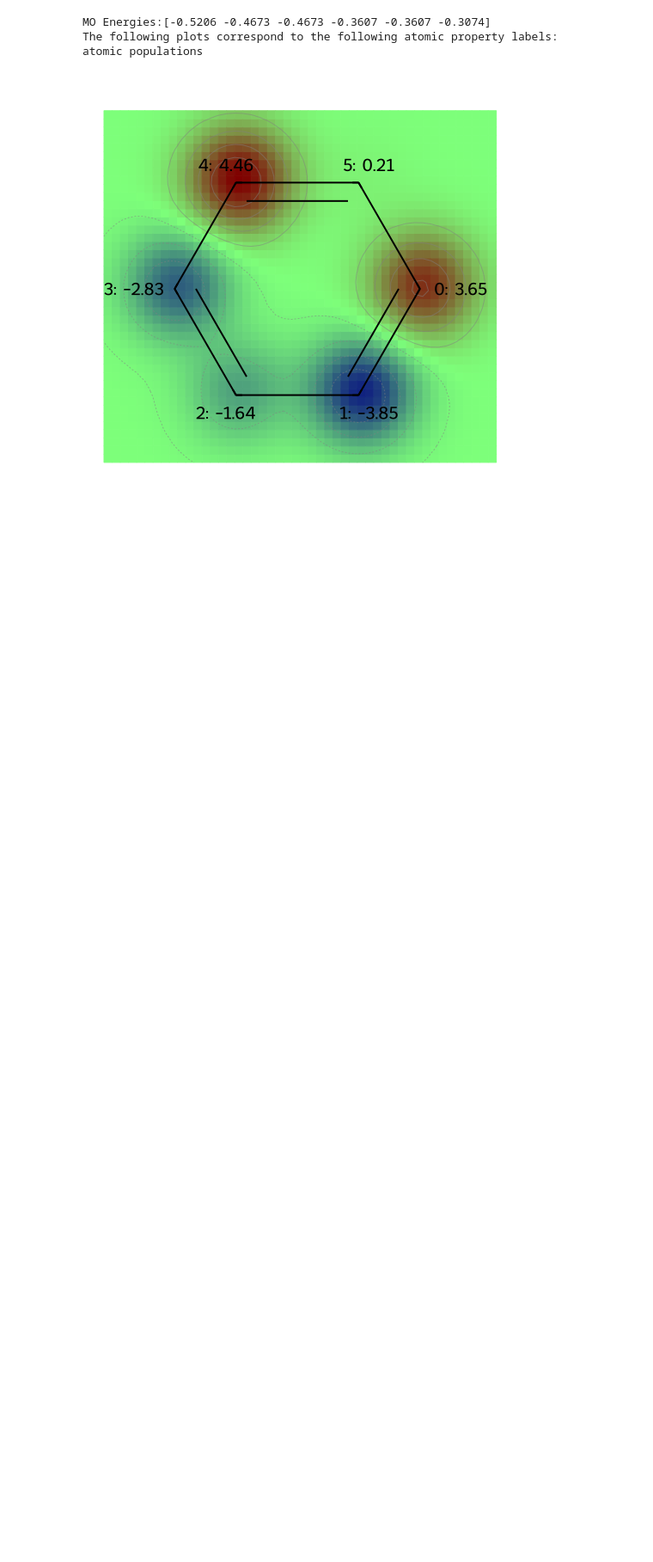
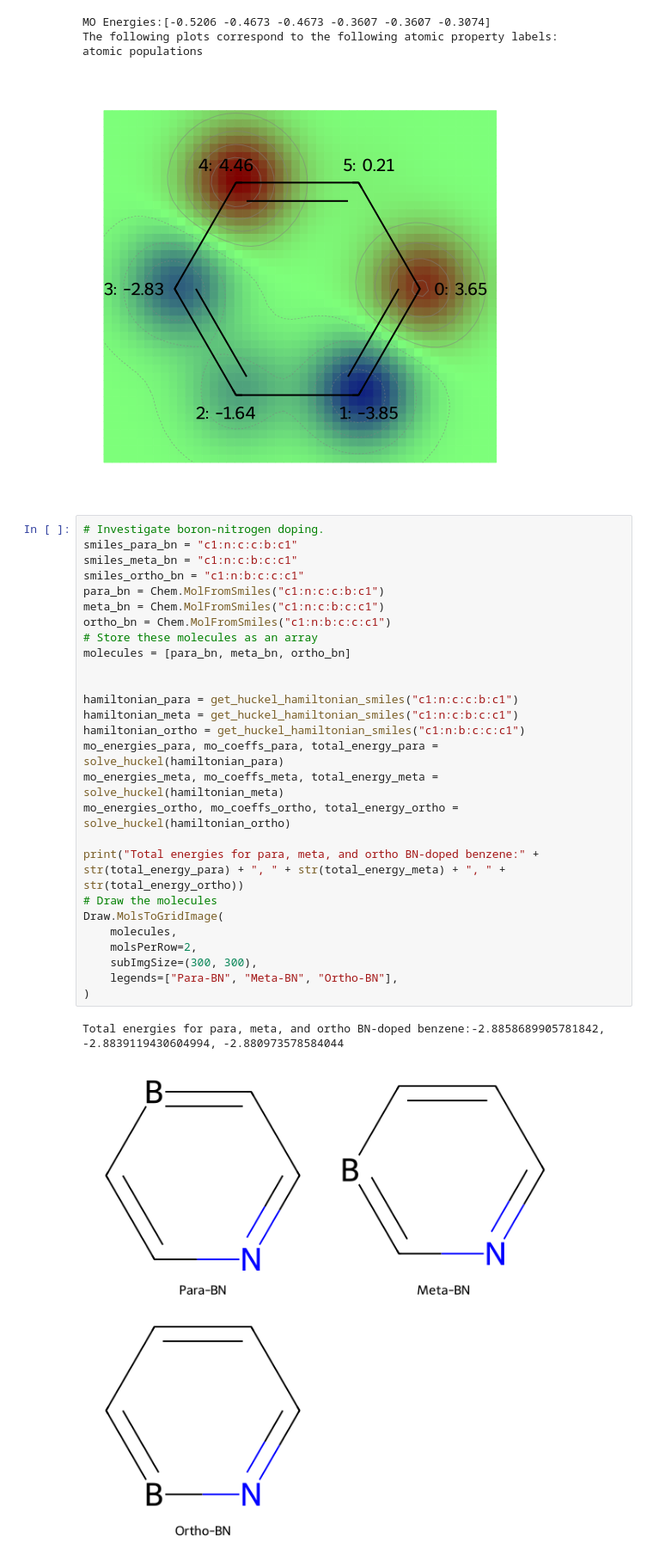
Before and after one commit to ameliezahoruk/IntroQM, a Jupyter notebook: book/problems/huckel_theory_demo.ipynb, the cells around one changed output. Shown at 86% size. Cells and saved outputs as stored; diff of their text form; blank space fills up the shorter version.

```diff
--- a/book/problems/huckel_theory_demo.ipynb
+++ b/book/problems/huckel_theory_demo.ipynb
@@ -1328,3 +1328,33 @@ MO Energies:[-0.5206 -0.4673 -0.4673 -0.3607 -0.3607 -0.3074]
 The following plots correspond to the following atomic property labels:
 atomic populations
 [figure]
+# %%
+# Investigate boron-nitrogen doping.
+smiles_para_bn = "c1:n:c:c:b:c1"
+smiles_meta_bn = "c1:n:c:b:c:c1"
+smiles_ortho_bn = "c1:n:b:c:c:c1"
+para_bn = Chem.MolFromSmiles("c1:n:c:c:b:c1")
+meta_bn = Chem.MolFromSmiles("c1:n:c:b:c:c1")
+ortho_bn = Chem.MolFromSmiles("c1:n:b:c:c:c1")
+# Store these molecules as an array
+molecules = [para_bn, meta_bn, ortho_bn]
+
+
+hamiltonian_para = get_huckel_hamiltonian_smiles("c1:n:c:c:b:c1")
+hamiltonian_meta = get_huckel_hamiltonian_smiles("c1:n:c:b:c:c1")
+hamiltonian_ortho = get_huckel_hamiltonian_smiles("c1:n:b:c:c:c1")
+mo_energies_para, mo_coeffs_para, total_energy_para = solve_huckel(hamiltonian_para)
+mo_energies_meta, mo_coeffs_meta, total_energy_meta = solve_huckel(hamiltonian_meta)
+mo_energies_ortho, mo_coeffs_ortho, total_energy_ortho = solve_huckel(hamiltonian_ortho)
+
+print("Total energies for para, meta, and ortho BN-doped benzene:" + str(total_energy_para) + ", " + str(total_energy_meta) + ", " + str(total_energy_ortho))
+# Draw the molecules
+Draw.MolsToGridImage(
+    molecules,
+    molsPerRow=2,
+    subImgSize=(300, 300),
+    legends=["Para-BN", "Meta-BN", "Ortho-BN"],
+)
+# %% [output]
+Total energies for para, meta, and ortho BN-doped benzene:-2.8858689905781842, -2.8839119430604994, -2.880973578584044
+[figure, added]
```
Also changed, not shown: parts of 3 cells of this notebook, 1 other file.
